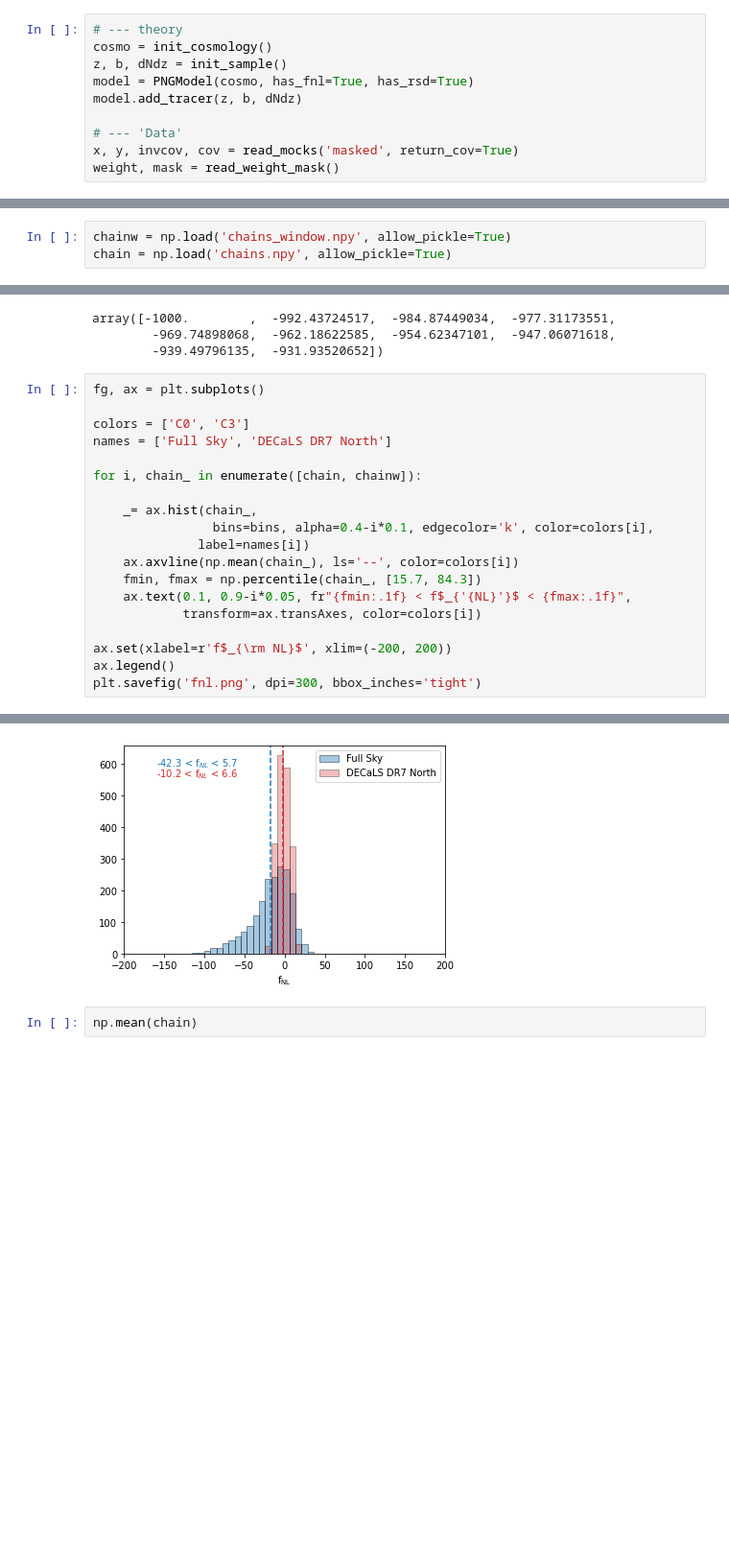
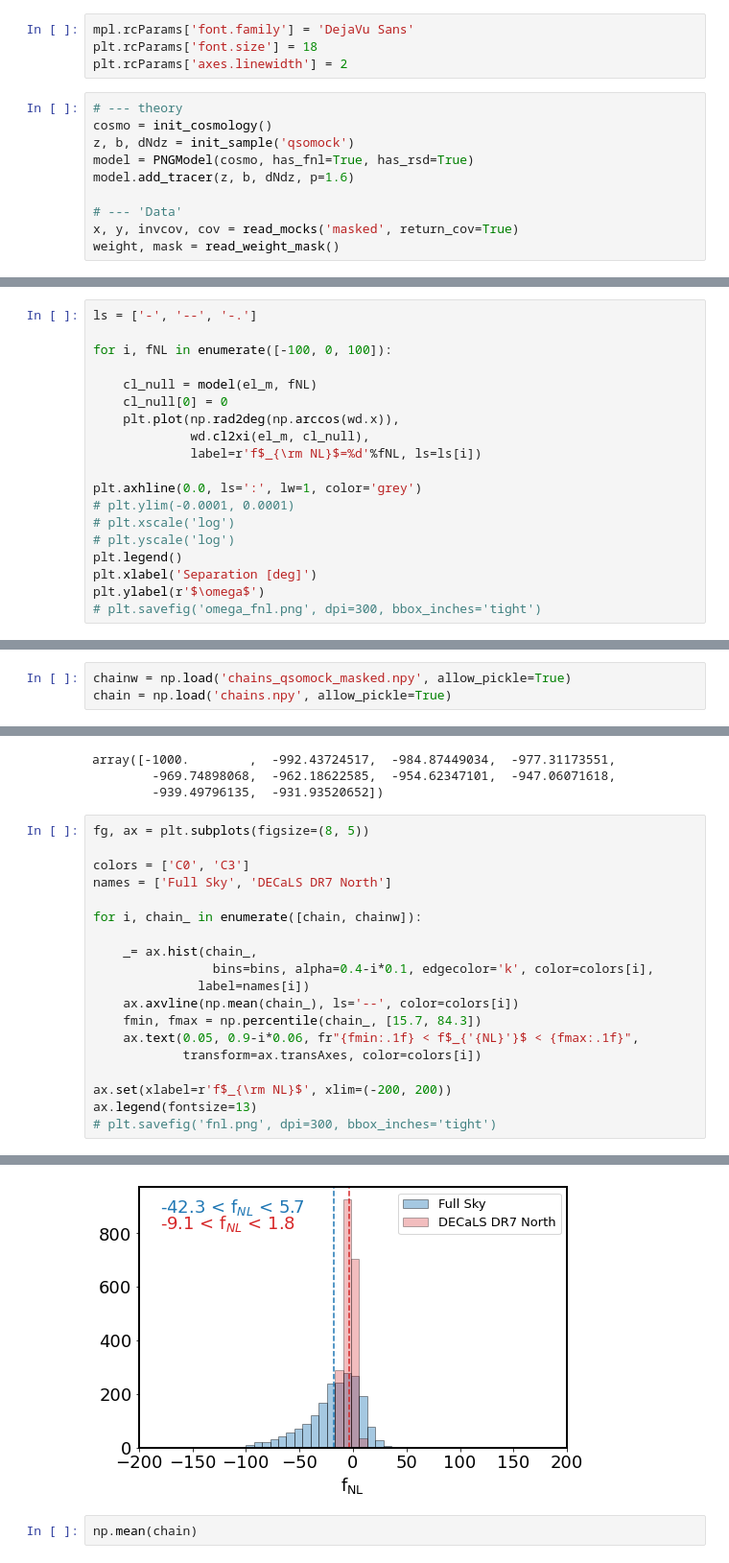
Before and after one commit to mehdirezaie/FFTLog-and-beyond, a Jupyter notebook: notebook/MCMC-partialsky.ipynb, the cells around one changed output, grey strips where cells are left out. Shown: that part at 96% size. Saved outputs shown, nothing was run; the diff lists cells and outputs as text; blank space fills up the shorter version.

```diff
--- a/notebook/MCMC-partialsky.ipynb
+++ b/notebook/MCMC-partialsky.ipynb
@@ -11,9 +13,13 @@ from modules import (init_cosmology, init_sample, PNGModel,
+# %%
+mpl.rcParams['font.family'] = 'DejaVu Sans'
+plt.rcParams['font.size'] = 18
+plt.rcParams['axes.linewidth'] = 2
 # %%
 # --- theory
 cosmo = init_cosmology()
-z, b, dNdz = init_sample()
+z, b, dNdz = init_sample('qsomock')
 model = PNGModel(cosmo, has_fnl=True, has_rsd=True)
-model.add_tracer(z, b, dNdz)
+model.add_tracer(z, b, dNdz, p=1.6)
 
 # --- 'Data'
 x, y, invcov, cov = read_mocks('masked', return_cov=True)
@@ -53,0 +92,19 @@ plt.savefig('mocks_model.png', dpi=300, bbox_inches='tight')
+# %%
+ls = ['-', '--', '-.']
+
+for i, fNL in enumerate([-100, 0, 100]):
+
+    cl_null = model(el_m, fNL)
+    cl_null[0] = 0
+    plt.plot(np.rad2deg(np.arccos(wd.x)),
+             wd.cl2xi(el_m, cl_null),
+             label=r'f$_{\rm NL}$=%d'%fNL, ls=ls[i])
+
+plt.axhline(0.0, ls=':', lw=1, color='grey')
+# plt.ylim(-0.0001, 0.0001)
+# plt.xscale('log')
+# plt.yscale('log')
+plt.legend()
+plt.xlabel('Separation [deg]')
+plt.ylabel(r'$\omega$')
+# plt.savefig('omega_fnl.png', dpi=300, bbox_inches='tight')
@@ -122,7 +231,7 @@ chain = sampler.get_chain(flat=True, discard=20, thin=5)
 # %%
 np.save('chains_window.npy', chain)  #
 # %%
-chainw = np.load('chains_window.npy', allow_pickle=True)
+chainw = np.load('chains_qsomock_masked.npy', allow_pickle=True)
 chain = np.load('chains.npy', allow_pickle=True)
 # %%
 bins = np.arange(-1000, 1000., 3.8*np.std(chain)/(chain.size)**(1./3)) #
@@ -132,7 +241,7 @@ array([-1000.        ,  -992.43724517,  -984.87449034,  -977.31173551,
         -969.74898068,  -962.18622585,  -954.62347101,  -947.06071618,
         -939.49796135,  -931.93520652])
 # %%
-fg, ax = plt.subplots()
+fg, ax = plt.subplots(figsize=(8, 5))
 
 colors = ['C0', 'C3']
 names = ['Full Sky', 'DECaLS DR7 North']
@@ -144,10 +253,10 @@ for i, chain_ in enumerate([chain, chainw]):
               label=names[i])
     ax.axvline(np.mean(chain_), ls='--', color=colors[i])
     fmin, fmax = np.percentile(chain_, [15.7, 84.3])
-    ax.text(0.1, 0.9-i*0.05, fr"{fmin:.1f} < f$_{'{NL}'}$ < {fmax:.1f}",
+    ax.text(0.05, 0.9-i*0.06, fr"{fmin:.1f} < f$_{'{NL}'}$ < {fmax:.1f}",
             transform=ax.transAxes, color=colors[i])
 
 ax.set(xlabel=r'f$_{\rm NL}$', xlim=(-200, 200))
-ax.legend()
-plt.savefig('fnl.png', dpi=300, bbox_inches='tight')
+ax.legend(fontsize=13)
+# plt.savefig('fnl.png', dpi=300, bbox_inches='tight')
 # %% [output]
@@ -154,4 +264,4 @@ plt.savefig('fnl.png', dpi=300, bbox_inches='tight')
-[figure, old version]
+[figure, new version]
 # %%
 np.mean(chain)
 # %% [output]
```
Also changed, not shown: parts of 14 cells of this notebook, 8 other files.
